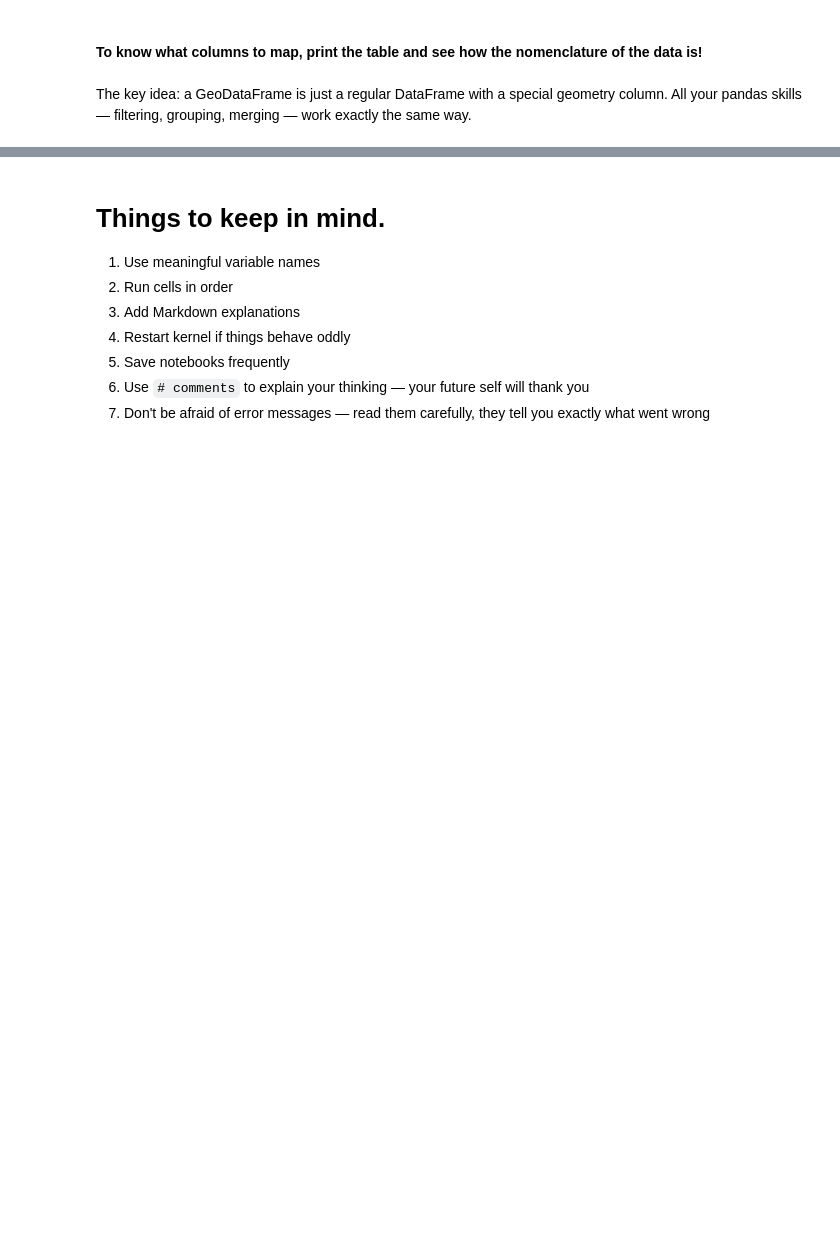
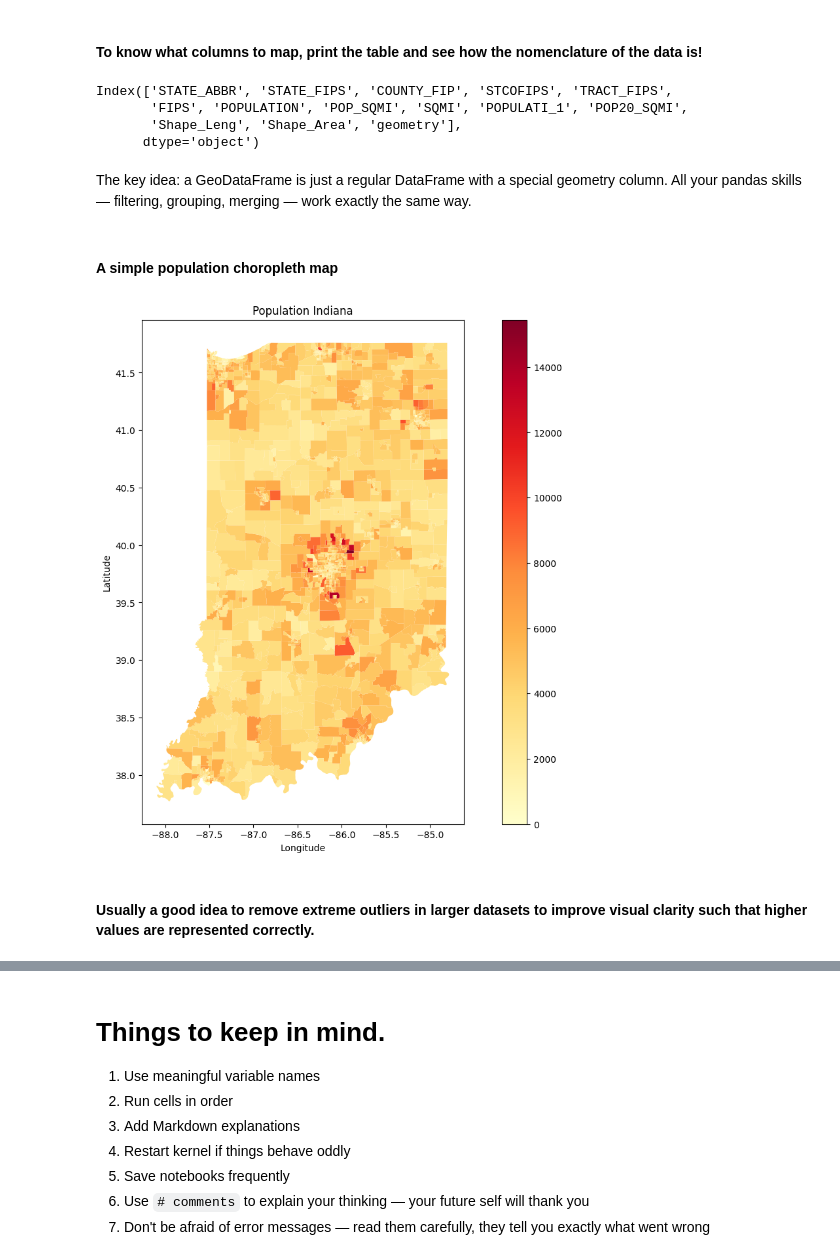
Before and after one commit to SpatialTurn/IGIC2026, a Jupyter notebook: intro_python.ipynb, the cells around one changed output, grey strips where cells are left out. Drawn from its saved outputs; the diff is of its cells as text; code cells hidden in the pictures; blank space fills up the shorter version.

```diff
--- a/intro_python.ipynb
+++ b/intro_python.ipynb
@@ -379,2 +405,11 @@ plt.show()
+# %%
+ushapes = gpd.read_file("sampleshape/populationsample.shp")
+# ushapes.head() # display first 5 rows
+ushapes.columns
+# %% [output]
+Index(['STATE_ABBR', 'STATE_FIPS', 'COUNTY_FIP', 'STCOFIPS', 'TRACT_FIPS',
+       'FIPS', 'POPULATION', 'POP_SQMI', 'SQMI', 'POPULATI_1', 'POP20_SQMI',
+       'Shape_Leng', 'Shape_Area', 'geometry'],
+      dtype='object')
 # %% [markdown]
 The key idea: a GeoDataFrame is just a regular DataFrame with a special geometry column. All your pandas skills — filtering, grouping, merging — work exactly the same way.
@@ -383,0 +416,2 @@ usa.plot()
+# %% [markdown]
+#### A simple population choropleth map
@@ -383,0 +420,15 @@ usa.plot()
+# %%
+ushapes.plot(
+    column='POPULATION',
+    legend=True,
+    cmap='YlOrRd',
+    figsize=(15, 10)
+)
+plt.title('Population Indiana')
+plt.xlabel('Longitude')
+plt.ylabel('Latitude')
+plt.show()
+# %% [output]
+[figure, added]
+# %% [markdown]
+#### Usually a good idea to remove extreme outliers in larger datasets to improve visual clarity such that higher values are represented correctly.
```
Also changed, not shown: parts of 25 cells of this notebook.
